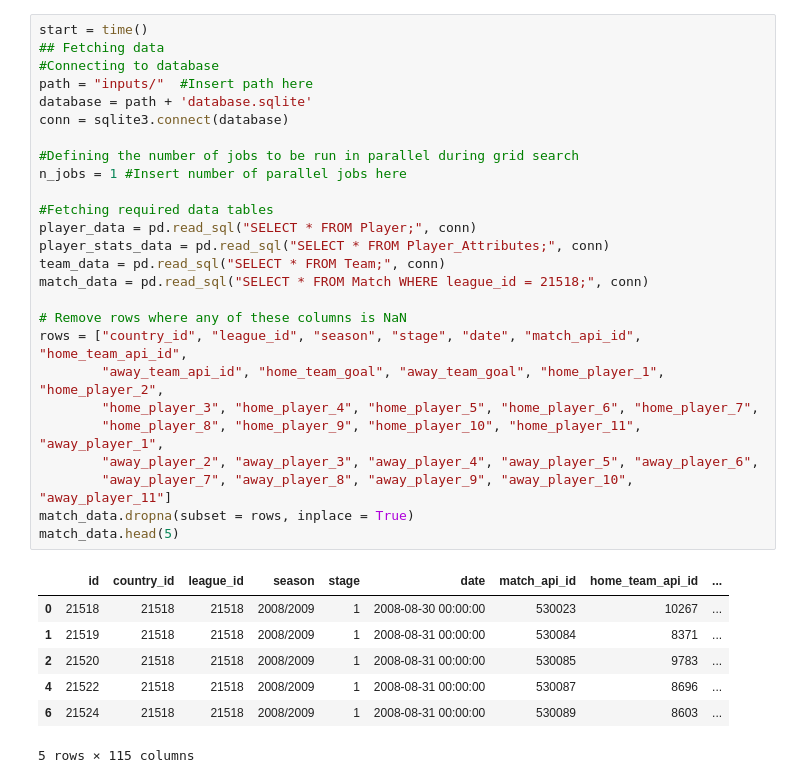
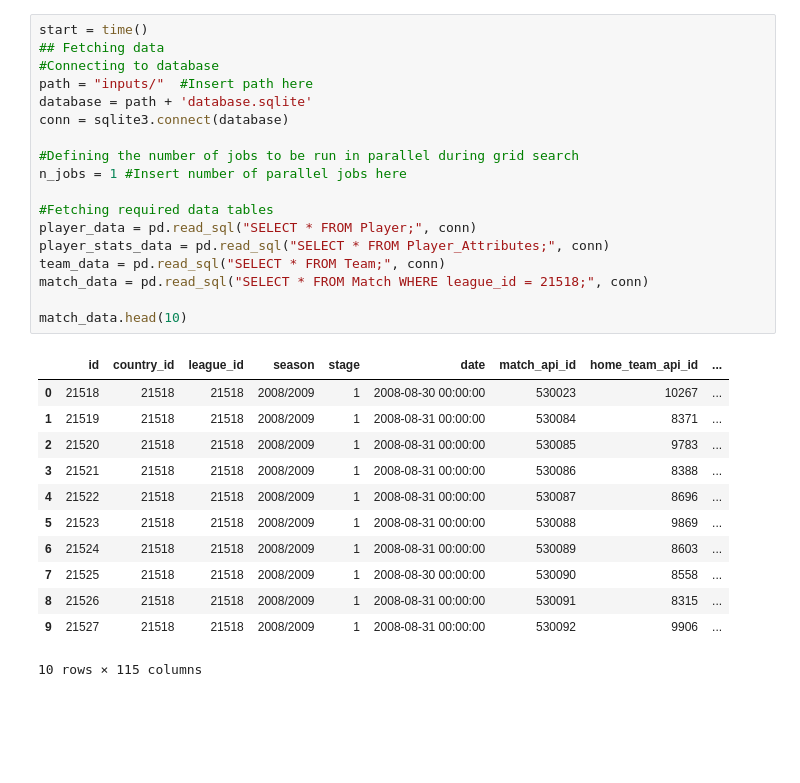
Before and after one commit to psalaberria002/machine-learning, a Jupyter notebook: projects/capstone/laliga_predictions/laliga_predictions.ipynb, the cells around one changed output. Drawn from its saved outputs; the diff is of its cells as text; blank space fills up the shorter version.

```diff
--- a/projects/capstone/laliga_predictions/laliga_predictions.ipynb
+++ b/projects/capstone/laliga_predictions/laliga_predictions.ipynb
@@ -639,34 +23,31 @@ def explore_data(features, inputs, path):
 # %%
 start = time()
 ## Fetching data
 #Connecting to database
 path = "inputs/"  #Insert path here
 database = path + 'database.sqlite'
 conn = sqlite3.connect(database)
 
 #Defining the number of jobs to be run in parallel during grid search
 n_jobs = 1 #Insert number of parallel jobs here
 
 #Fetching required data tables
 player_data = pd.read_sql("SELECT * FROM Player;", conn)
 player_stats_data = pd.read_sql("SELECT * FROM Player_Attributes;", conn)
 team_data = pd.read_sql("SELECT * FROM Team;", conn)
 match_data = pd.read_sql("SELECT * FROM Match WHERE league_id = 21518;", conn)
 
-# Remove rows where any of these columns is NaN
-rows = ["country_id", "league_id", "season", "stage", "date", "match_api_id", "home_team_api_id",
-        "away_team_api_id", "home_team_goal", "away_team_goal", "home_player_1", "home_player_2",
-        "home_player_3", "home_player_4", "home_player_5", "home_player_6", "home_player_7",
-        "home_player_8", "home_player_9", "home_player_10", "home_player_11", "away_player_1",
-        "away_player_2", "away_player_3", "away_player_4", "away_player_5", "away_player_6",
-        "away_player_7", "away_player_8", "away_player_9", "away_player_10", "away_player_11"]
-match_data.dropna(subset = rows, inplace = True)
-match_data.head(5)
+match_data.head(10)
 # %% [output]
 |  | id | country_id | league_id | season | stage | date | match_api_id | home_team_api_id | ... |
 | 0 | 21518 | 21518 | 21518 | 2008/2009 | 1 | 2008-08-30 00:00:00 | 530023 | 10267 | ... |
 | 1 | 21519 | 21518 | 21518 | 2008/2009 | 1 | 2008-08-31 00:00:00 | 530084 | 8371 | ... |
 | 2 | 21520 | 21518 | 21518 | 2008/2009 | 1 | 2008-08-31 00:00:00 | 530085 | 9783 | ... |
+| 3 | 21521 | 21518 | 21518 | 2008/2009 | 1 | 2008-08-31 00:00:00 | 530086 | 8388 | ... |
 | 4 | 21522 | 21518 | 21518 | 2008/2009 | 1 | 2008-08-31 00:00:00 | 530087 | 8696 | ... |
+| 5 | 21523 | 21518 | 21518 | 2008/2009 | 1 | 2008-08-31 00:00:00 | 530088 | 9869 | ... |
 | 6 | 21524 | 21518 | 21518 | 2008/2009 | 1 | 2008-08-31 00:00:00 | 530089 | 8603 | ... |
+| 7 | 21525 | 21518 | 21518 | 2008/2009 | 1 | 2008-08-30 00:00:00 | 530090 | 8558 | ... |
+| 8 | 21526 | 21518 | 21518 | 2008/2009 | 1 | 2008-08-31 00:00:00 | 530091 | 8315 | ... |
+| 9 | 21527 | 21518 | 21518 | 2008/2009 | 1 | 2008-08-31 00:00:00 | 530092 | 9906 | ... |
-5 rows × 115 columns
+10 rows × 115 columns
```
Also changed, not shown: parts of 14 cells of this notebook.
